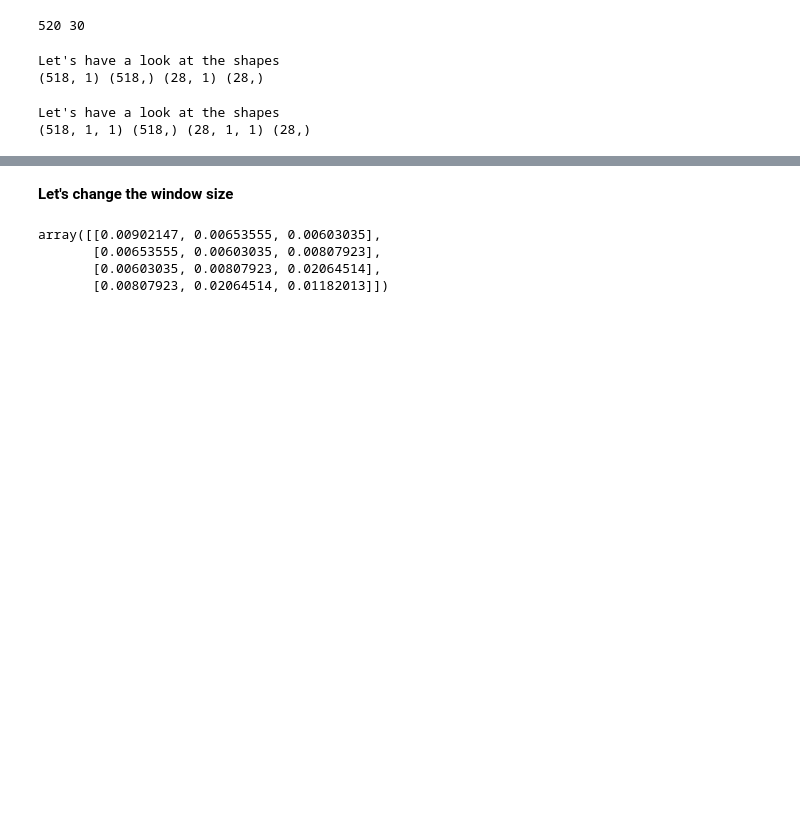
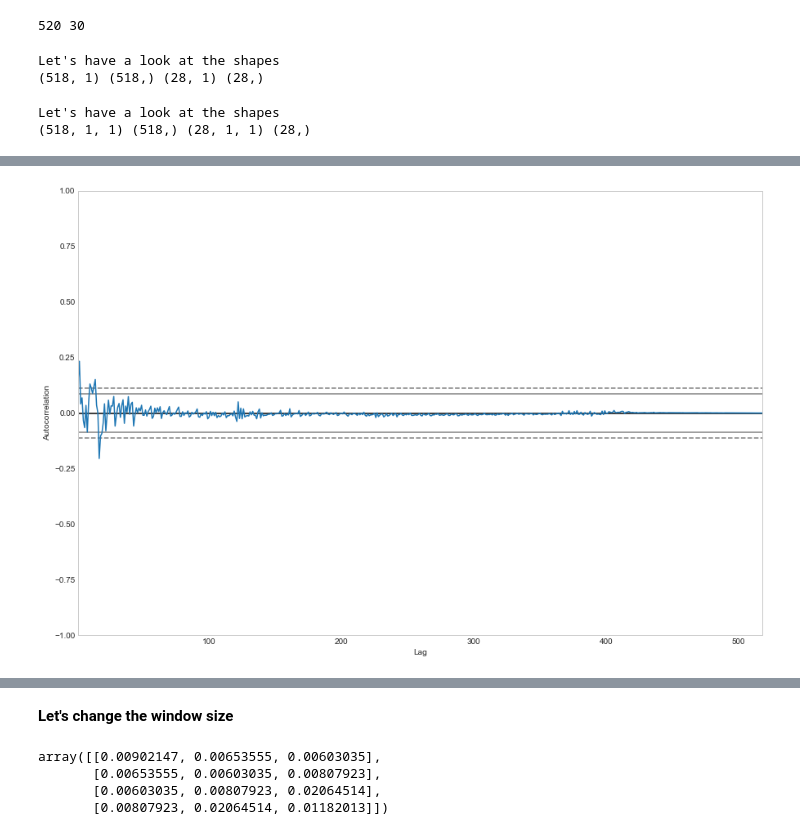
Before and after one commit to thisisdevanshi/MSCA-31006-TimeSeries-Team-Project, a Jupyter notebook: Scripts/01_LSTM.ipynb, the cells around one changed output, grey strips where cells are left out. Drawn from its saved outputs; the diff is of its cells as text; code cells hidden in the pictures; blank space fills up the shorter version.

```diff
--- a/Scripts/01_LSTM.ipynb
+++ b/Scripts/01_LSTM.ipynb
@@ -608,0 +609,7 @@ Text(0.5, 0, 'Days')
+# %%
+from pandas.plotting import autocorrelation_plot
+residuals=LL-trainPredict
+autocorrelation_plot(residuals)
+plt.show()
+# %% [output]
+[figure, added]
```
Also changed, not shown: parts of 11 cells of this notebook, 5 other files.
